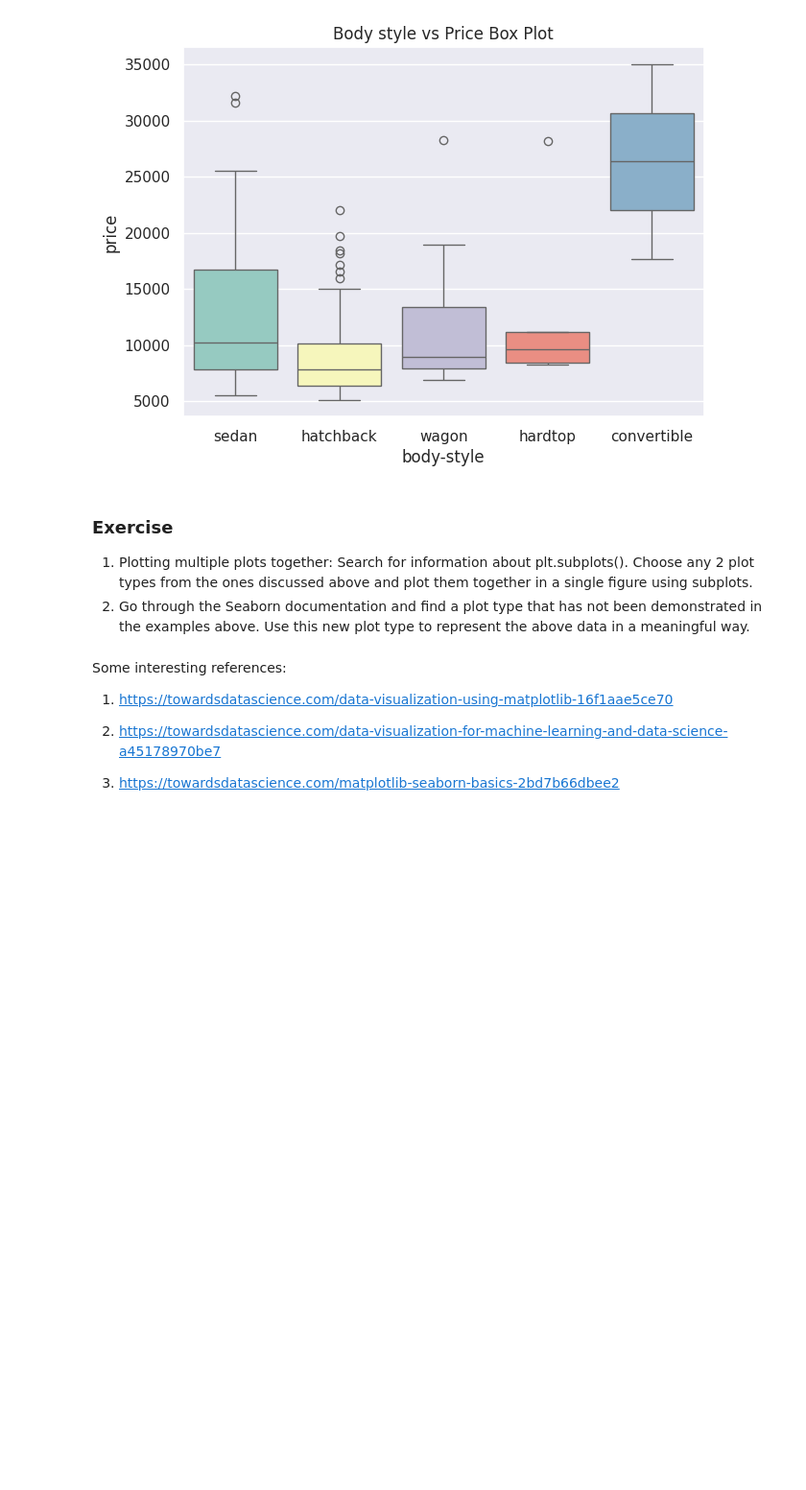
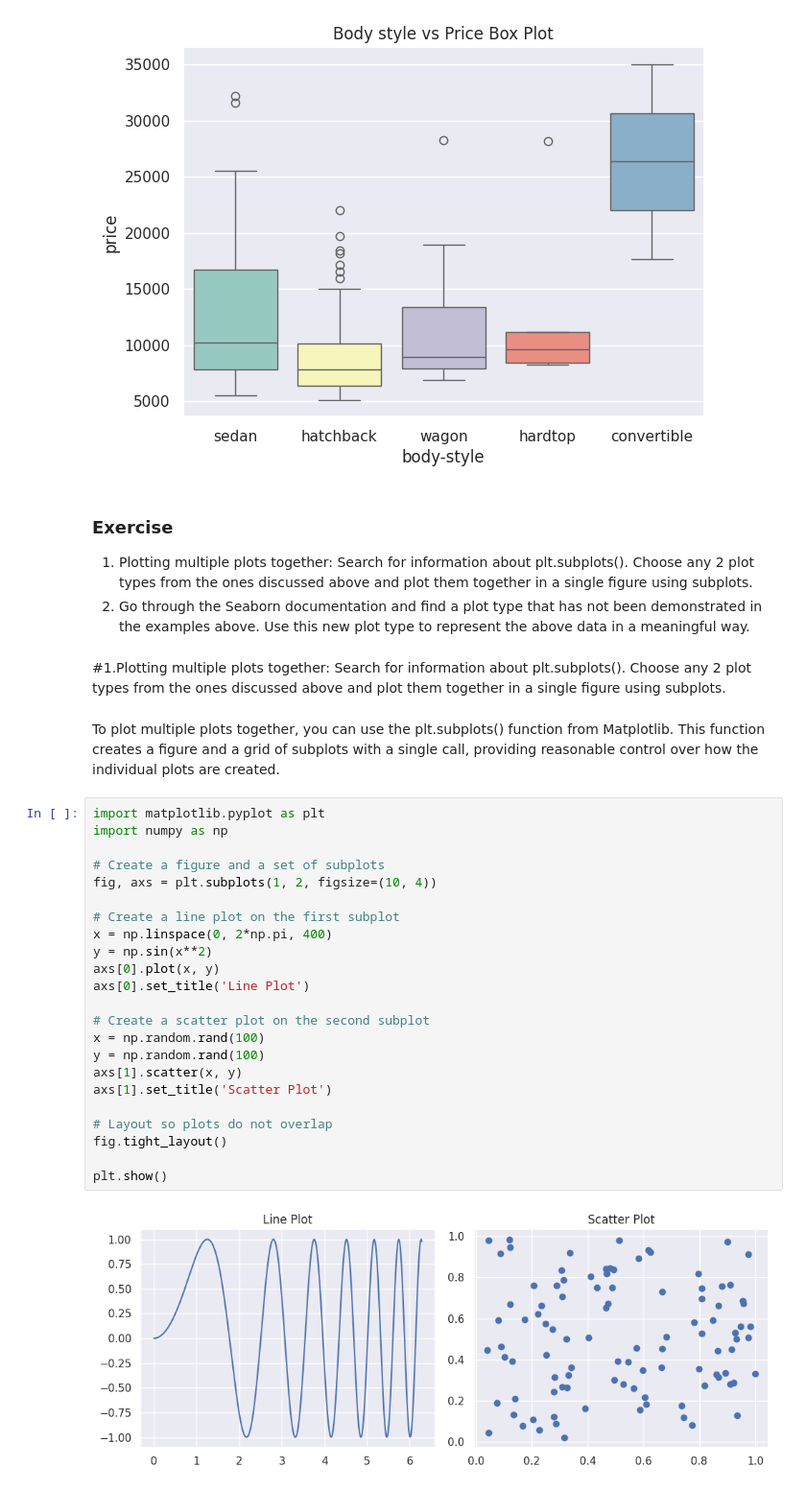
Before and after one commit to Chinnu200620/Chinnu200620, a Jupyter notebook: Lab_1.ipynb, the cells around one changed output. Shown at 96% size. Drawn from its saved outputs; the diff is of its cells as text; blank space fills up the shorter version.

```diff
--- a/Lab_1.ipynb
+++ b/Lab_1.ipynb
@@ -201,13 +201,32 @@ Text(0.5, 1.0, 'Body style vs Price Box Plot')
 ### Exercise
 1. Plotting multiple plots together: Search for information about plt.subplots(). Choose any 2 plot types from the ones discussed above and plot them together in a single figure using subplots.
 2. Go through the Seaborn documentation and find a plot type that has not been demonstrated in the examples above. Use this new plot type to represent the above data in a meaningful way.
-# %% [markdown]
-Some interesting references:
-
-
-1) https://towardsdatascience.com/data-visualization-using-matplotlib-16f1aae5ce70
-
-2) https://towardsdatascience.com/data-visualization-for-machine-learning-and-data-science-a45178970be7
-
-
-3) https://towardsdatascience.com/matplotlib-seaborn-basics-2bd7b66dbee2
+# %% [markdown]
+#1.Plotting multiple plots together: Search for information about plt.subplots(). Choose any 2 plot types from the ones discussed above and plot them together in a single figure using subplots.
+# %% [markdown]
+To plot multiple plots together, you can use the plt.subplots() function from Matplotlib. This function creates a figure and a grid of subplots with a single call, providing reasonable control over how the individual plots are created.
+# %%
+import matplotlib.pyplot as plt
+import numpy as np
+
+# Create a figure and a set of subplots
+fig, axs = plt.subplots(1, 2, figsize=(10, 4))
+
+# Create a line plot on the first subplot
+x = np.linspace(0, 2*np.pi, 400)
+y = np.sin(x**2)
+axs[0].plot(x, y)
+axs[0].set_title('Line Plot')
+
+# Create a scatter plot on the second subplot
+x = np.random.rand(100)
+y = np.random.rand(100)
+axs[1].scatter(x, y)
+axs[1].set_title('Scatter Plot')
+
+# Layout so plots do not overlap
+fig.tight_layout()
+
+plt.show()
+# %% [output]
+[figure, added]
```
Also changed, not shown: parts of 5 cells of this notebook.
